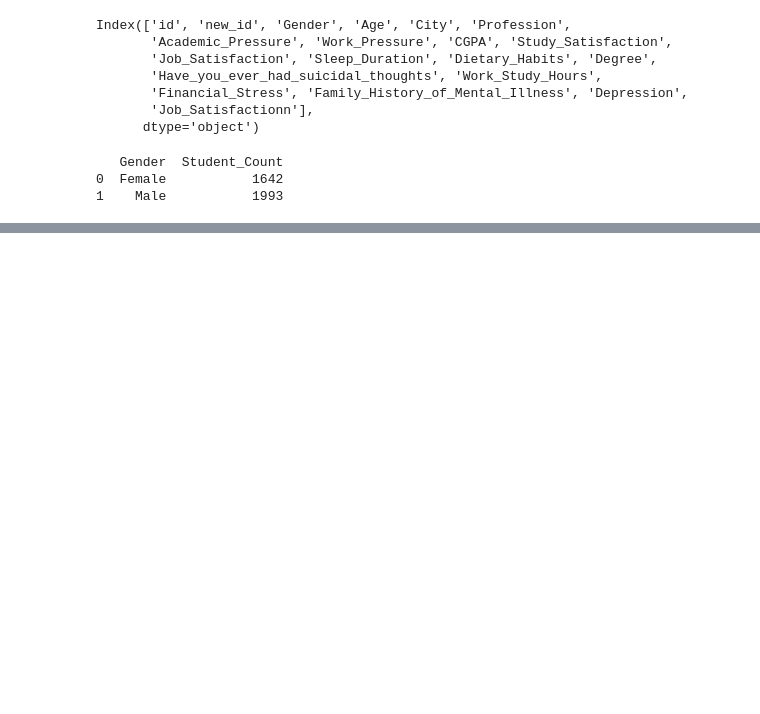
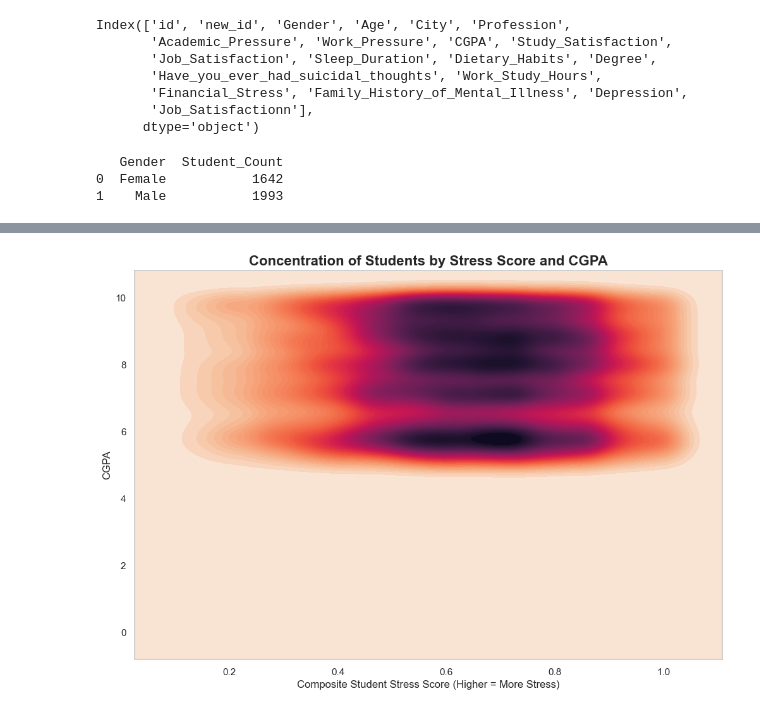
Before and after one commit to Rutvik5o/Work_balance_Studnet_Mental_Health_Analysis, a Jupyter notebook: visulization.ipynb, the cells around one changed output, grey strips where cells are left out. Cells and saved outputs as stored; diff of their text form; code cells hidden in the pictures; blank space fills up the shorter version.

```diff
--- a/visulization.ipynb
+++ b/visulization.ipynb
@@ -434,0 +502,41 @@ NameError: name 'plt' is not defined
+# %%
+
+
+sns.set_style("whitegrid")
+
+df['normalized_academic_pressure'] = df['Academic Pressure'] / df['Academic Pressure'].max()
+df['normalized_financial_stress'] = df['Financial Stress'] / df['Financial Stress'].max()
+
+
+sleep_mapping = {
+    'Less than 5 hours': 3,
+    '5.5': 2,
+    '4.0': 2,
+    '7.5': 1,
+    '9.0': 0
+}
+df['sleep_stress_score'] = df['Sleep Duration'].astype(str).map(sleep_mapping).fillna(1)
+df['normalized_sleep_stress'] = df['sleep_stress_score'] / df['sleep_stress_score'].max()
+
+df['Stress Score'] = (df['normalized_academic_pressure'] +
+                      df['normalized_financial_stress'] +
+                      df['normalized_sleep_stress']) / 3
+
+plt.figure(figsize=(12, 8))
+sns.kdeplot(
+    data=df,
+    x='Stress Score',
+    y='CGPA',
+    fill=True,
+    thresh=0,
+    levels=100,
+    cmap="rocket_r"
+)
+
+plt.title('Concentration of Students by Stress Score and CGPA', fontsize=16, fontweight='bold')
+plt.xlabel('Composite Student Stress Score (Higher = More Stress)', fontsize=12)
+plt.ylabel('CGPA', fontsize=12)
+plt.grid(True, which='both', linestyle='--', linewidth=0.5)
+plt.show()
+# %% [output]
+[figure, added]
```
Also changed, not shown: parts of 10 cells of this notebook.
